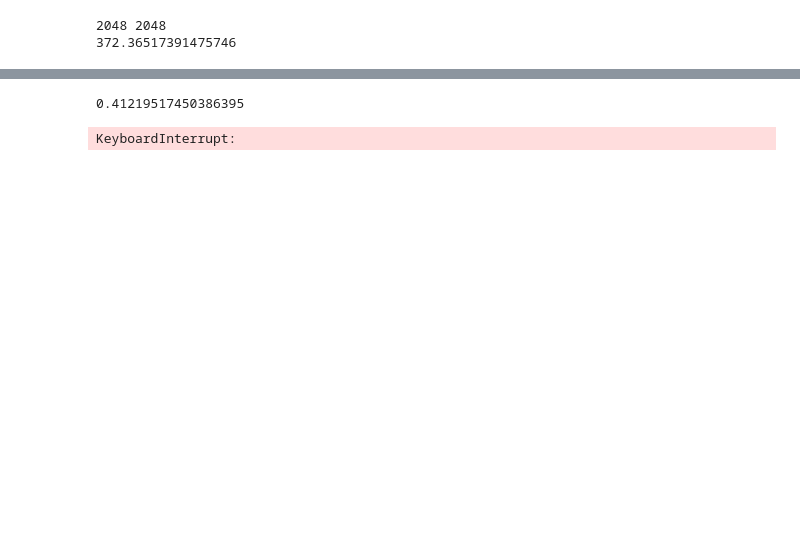
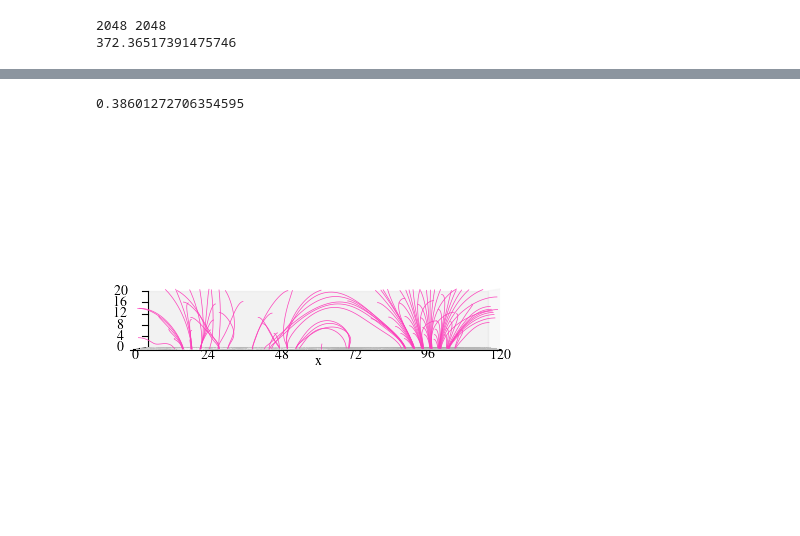
Before and after one commit to LMNadol/mflex, a Jupyter notebook: mhsflex/thesis_SolOr.ipynb, the cells around one changed output, grey strips where cells are left out. Drawn from its saved outputs; the diff is of its cells as text; code cells hidden in the pictures; blank space fills up the shorter version.

Commit message:
thesis stuff

```diff
--- a/mhsflex/thesis_SolOr.ipynb
+++ b/mhsflex/thesis_SolOr.ipynb
@@ -105,5 +133,5 @@ check_fluxbalance(data2d)
 # %%
-alpha = 0.005
+alpha = 0.025
 
 length_scale = float(2.0)  # Normalising length scale for Seehafer
 
@@ -133,9 +161,7 @@ limit = 1 / 2 * (1 - alpha**2 / k2_arr)
 
 print(limit.min())
 # %% [output]
-0.41219517450386395
+0.38601272706354595
 # %%
-data3d = calculate_magfield(data2d, 0.4, 1.0, 0.005, 2.0, 0.2)
+data3d = calculate_magfield(data2d, 0.38, 1.0, 0.025, 2.0, 0.2)
-# %% [output]
-KeyboardInterrupt:
 # %%
@@ -143 +169,9 @@ path2save = "/Users/lilli/Desktop/Thesis/May2024_flare/data_after_mhs"
 data3d.save(path2save)
+# %%
+data3d = Field3dData.load("/Users/lilli/Desktop/Thesis/soneu/data")
+# %%
+folder="/Users/lilli/Desktop/Thesis/soneu"
+# %%
+plot(data3d, view="side", save=True, path=folder)
+# %% [output]
+[figure, added]
```
Also changed, not shown: parts of 13 cells of this notebook, 3 other files.
